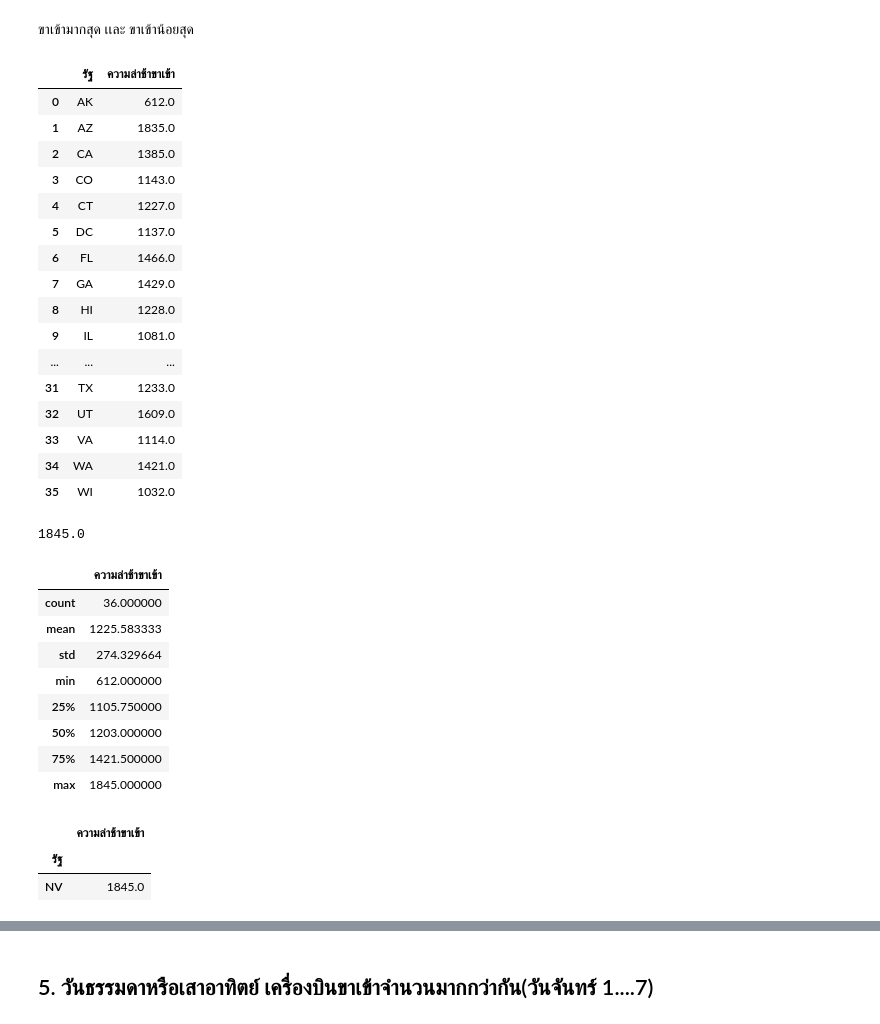
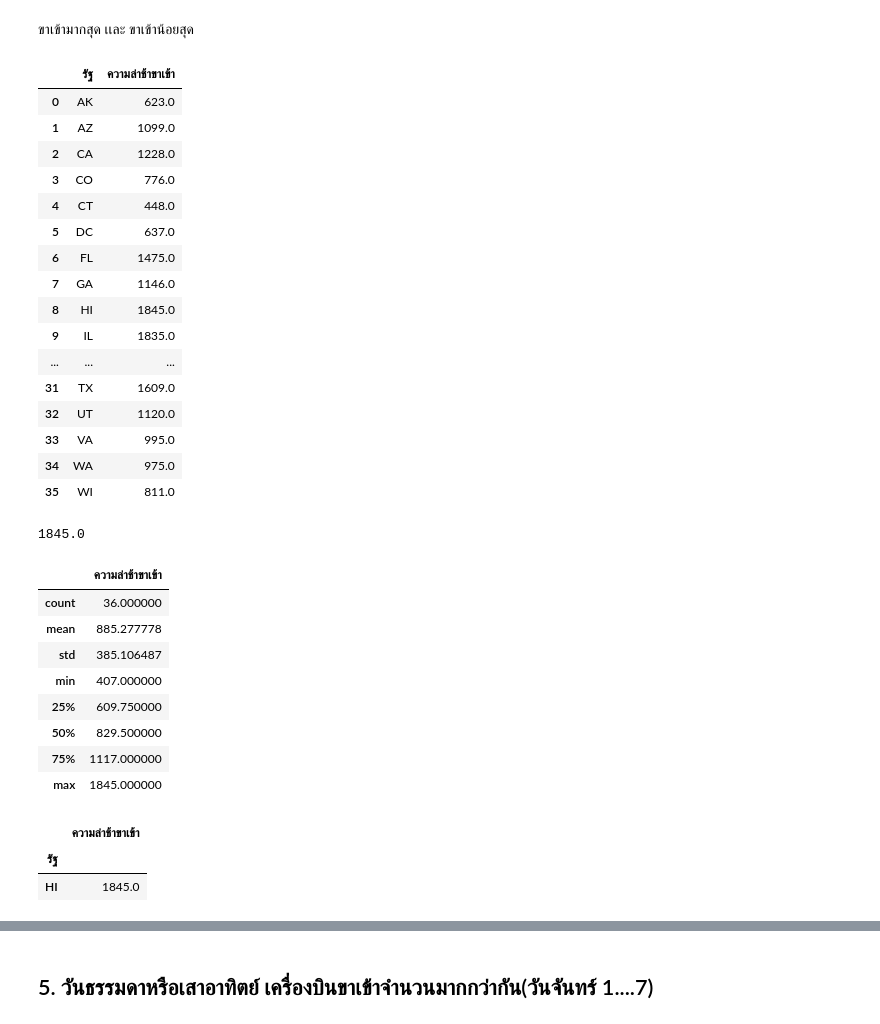
Before and after one commit to kittikhun62/DWDM21, a Jupyter notebook: MiniExam.ipynb, the cells around one changed output, grey strips where cells are left out. Saved outputs shown, nothing was run; the diff lists cells and outputs as text; code cells hidden in the pictures.

```diff
--- a/MiniExam.ipynb
+++ b/MiniExam.ipynb
@@ -142,25 +128,25 @@ merged_table_dropna.shape #จะเห็นได้ว่าหลังจ
 # %% [markdown]
  ขาเข้ามากสุด เเละ ขาเข้าน้อยสุด
 # %%
-total = merged_table_dropna.groupby('รัฐ')['ความล่าช้าขาเข้า']
-total = pd.DataFrame(total_Max)
+total = merged_table_dropna.groupby('รัฐ')['ความล่าช้าขาเข้า'].max()
+total = pd.DataFrame(total)
 total.reset_index()  #นำตารางที่เป็น dropna มาเลือกเเค่คอลัมที่เราต้องการ
 # %% [output]
 |  | รัฐ | ความล่าช้าขาเข้า |
-| 0 | AK | 612.0 |
-| 1 | AZ | 1835.0 |
-| 2 | CA | 1385.0 |
-| 3 | CO | 1143.0 |
-| 4 | CT | 1227.0 |
-| 5 | DC | 1137.0 |
-| 6 | FL | 1466.0 |
-| 7 | GA | 1429.0 |
-| 8 | HI | 1228.0 |
-| 9 | IL | 1081.0 |
+| 0 | AK | 623.0 |
+| 1 | AZ | 1099.0 |
+| 2 | CA | 1228.0 |
+| 3 | CO | 776.0 |
+| 4 | CT | 448.0 |
+| 5 | DC | 637.0 |
+| 6 | FL | 1475.0 |
+| 7 | GA | 1146.0 |
+| 8 | HI | 1845.0 |
+| 9 | IL | 1835.0 |
 | ... | ... | ... |
-| 31 | TX | 1233.0 |
-| 32 | UT | 1609.0 |
-| 33 | VA | 1114.0 |
-| 34 | WA | 1421.0 |
-| 35 | WI | 1032.0 |
+| 31 | TX | 1609.0 |
+| 32 | UT | 1120.0 |
+| 33 | VA | 995.0 |
+| 34 | WA | 975.0 |
+| 35 | WI | 811.0 |
 # %%
@@ -172,16 +158,16 @@ total.describe()
 # %% [output]
 |  | ความล่าช้าขาเข้า |
 | count | 36.000000 |
-| mean | 1225.583333 |
-| std | 274.329664 |
-| min | 612.000000 |
-| 25% | 1105.750000 |
-| 50% | 1203.000000 |
-| 75% | 1421.500000 |
+| mean | 885.277778 |
+| std | 385.106487 |
+| min | 407.000000 |
+| 25% | 609.750000 |
+| 50% | 829.500000 |
+| 75% | 1117.000000 |
 | max | 1845.000000 |
 # %%
-total[total['ความล่าช้าขาเข้า'] == 1845]  # ดั้งนั้นรัฐที่มีจำนวนเที่ยวบินขาเข้ามากที่สุดคือ รัฐ Navada (NV)
+total[total['ความล่าช้าขาเข้า'] == 1845]  # ดั้งนั้นรัฐที่มีจำนวนเที่ยวบินขาเข้ามากที่สุดคือ รัฐ HI
 # %% [output]
 |  | ความล่าช้าขาเข้า |
 | รัฐ |  |
-| NV | 1845.0 |
+| HI | 1845.0 |
```
Also changed, not shown: parts of 11 cells of this notebook.
